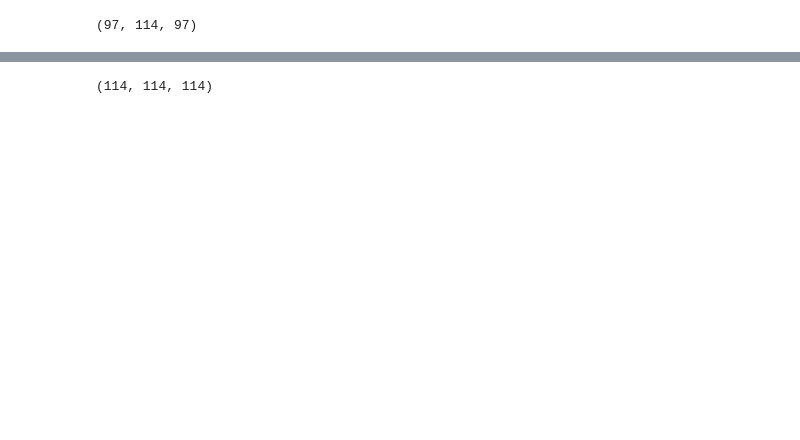
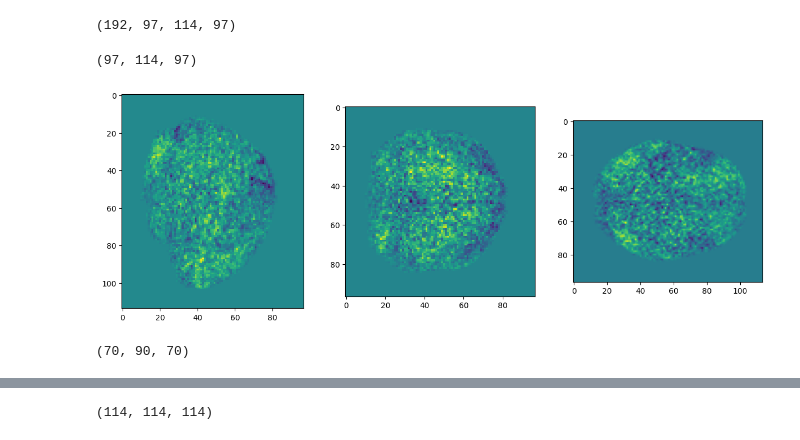
Before and after one commit to 1101AlexZab1011/deepmeg, a Jupyter notebook: dev/fmri_decoder.ipynb, the cells around one changed output, grey strips where cells are left out. Drawn from its saved outputs; the diff is of its cells as text; code cells hidden in the pictures; blank space fills up the shorter version.

Commit message:
fmri net 1st results

```diff
--- a/dev/fmri_decoder.ipynb
+++ b/dev/fmri_decoder.ipynb
@@ -423,27 +443,29 @@ class CC2(BaseModel):
         return x
 # %%
 import nibabel as nb
-data_dir = '/home/user/mne_data/fmri_data/'
+# data_dir = '/home/user/mne_data/fmri_data/'
+sub_dir ='/data/pt_02648/fmri-data/test_data_2sub/'
 
 Y = list()
 X = list()
-
-for run in os.listdir(data_dir):
-    run_path = os.path.join(data_dir, run)
-    for scan in os.listdir(run_path):
-        datapath = os.path.join(run_path, scan)
-        scan_type = scan.split('_')[0]
-        X.append(np.array(nb.load(datapath).dataobj))
-        if scan_type == 'video':
-            Y.append(0)
-        elif scan_type == 'word':
-            Y.append(1)
-        else:
-            raise ValueError(f'Unknown scan type: {scan_type}')
+for sub in os.listdir(sub_dir):
+    data_dir = os.path.join(sub_dir, sub)
+    for run in os.listdir(data_dir):
+        run_path = os.path.join(data_dir, run)
+        for scan in os.listdir(run_path):
+            datapath = os.path.join(run_path, scan)
+            scan_type = scan.split('_')[0]
+            X.append(np.array(nb.load(datapath).dataobj))
+            if scan_type == 'video':
+                Y.append(0)
+            elif scan_type == 'word':
+                Y.append(1)
+            else:
+                raise ValueError(f'Unknown scan type: {scan_type}')
 
 X = np.array(X)
 Y = one_hot_encoder(np.array(Y))
 # %%
-X[0].shape
+X.shape
 # %% [output]
-(97, 114, 97)
+(192, 97, 114, 97)
@@ -468,0 +474,12 @@ def pad_matrix(matrix):
+# %%
+x.shape
+# %% [output]
+(97, 114, 97)
+# %%
+fig = plot_2d_projections(x)
+# %% [output]
+[figure, added]
+# %%
+x[14:-13, 12:-12, 14:-13].shape
+# %% [output]
+(70, 90, 70)
```
Also changed, not shown: parts of 17 cells of this notebook.
